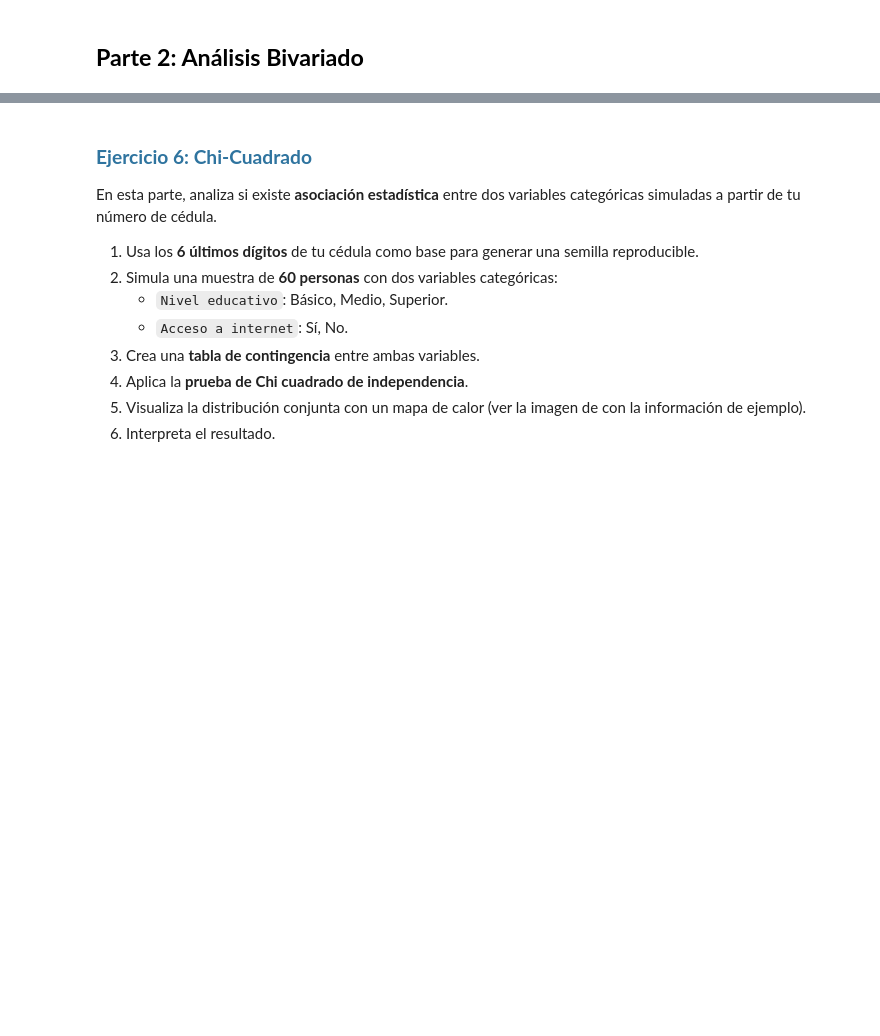
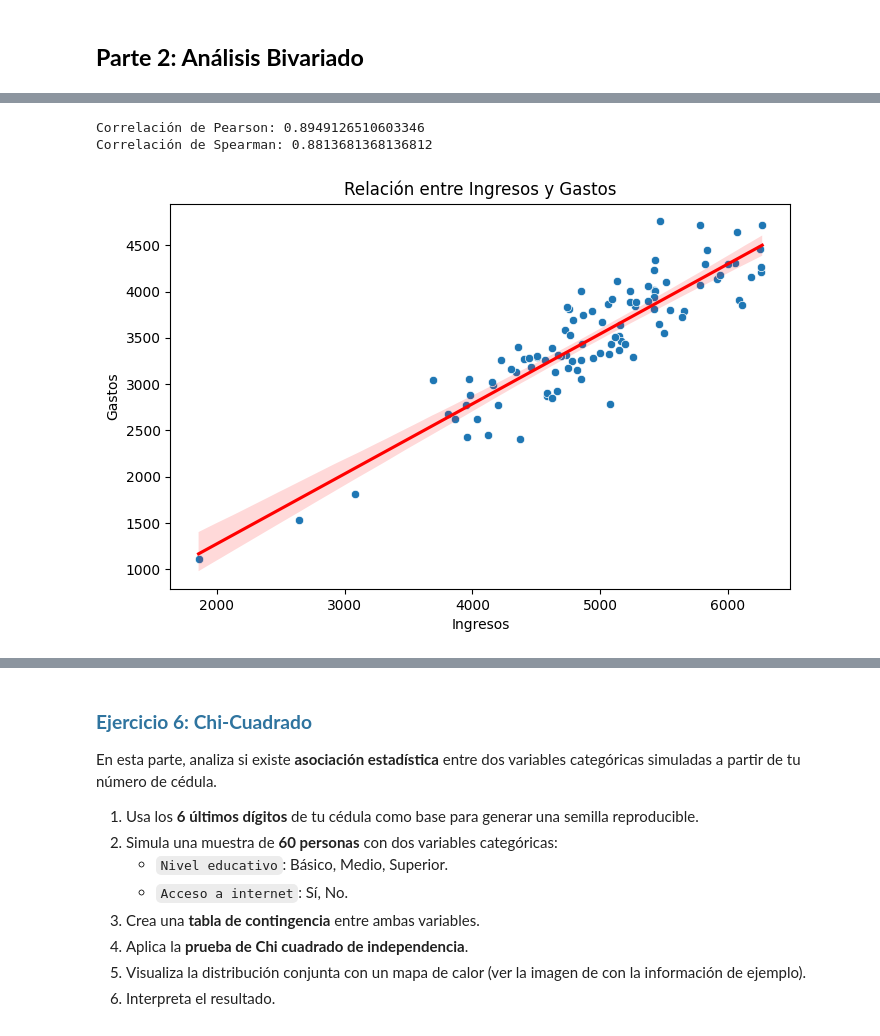
Before and after one commit to JulianCarvajal/BeatAnalytics, a Jupyter notebook: sesiones_practicas/sp_2_natalia_bernal_julian_carvajal.ipynb, the cells around one changed output, grey strips where cells are left out. Cells and saved outputs as stored; diff of their text form; code cells hidden in the pictures; blank space fills up the shorter version.

```diff
--- a/sesiones_practicas/sp_2_natalia_bernal_julian_carvajal.ipynb
+++ b/sesiones_practicas/sp_2_natalia_bernal_julian_carvajal.ipynb
@@ -294,3 +321,44 @@ En esta segunda parte, genera **dos variables** a partir de tú número de cédu
 5. Interprete los resultados.
 
 ![image.png](embedded-picture-1)
+# %%
+import numpy as np
+import pandas as pd
+import matplotlib.pyplot as plt
+import seaborn as sns
+from scipy.stats import spearmanr
+
+# Semilla usando los últimos 6 dígitos de la cédula
+semilla = 419475
+np.random.seed(semilla)
+
+# Generar dos variables con distribución normal
+ingresos = np.random.normal(loc=5000, scale=800, size=100)
+gastos = ingresos * 0.7 + np.random.normal(loc=0, scale=300, size=100)
+
+# Crear DataFrame
+df = pd.DataFrame({
+    "Ingresos": ingresos,
+    "Gastos": gastos
+})
+
+# Calcular correlaciones
+pearson = df["Ingresos"].corr(df["Gastos"], method="pearson")
+spearman, _ = spearmanr(df["Ingresos"], df["Gastos"])
+
+print("Correlación de Pearson:", pearson)
+print("Correlación de Spearman:", spearman)
+
+# Graficar relación
+plt.figure(figsize=(8,5))
+sns.scatterplot(x="Ingresos", y="Gastos", data=df)
+sns.regplot(x="Ingresos", y="Gastos", data=df, scatter=False, color="red")
+
+plt.title("Relación entre Ingresos y Gastos")
+plt.xlabel("Ingresos")
+plt.ylabel("Gastos")
+plt.show()
+# %% [output]
+Correlación de Pearson: 0.8949126510603346
+Correlación de Spearman: 0.8813681368136812
+[figure, added]
```
Also changed, not shown: parts of 4 cells of this notebook.
